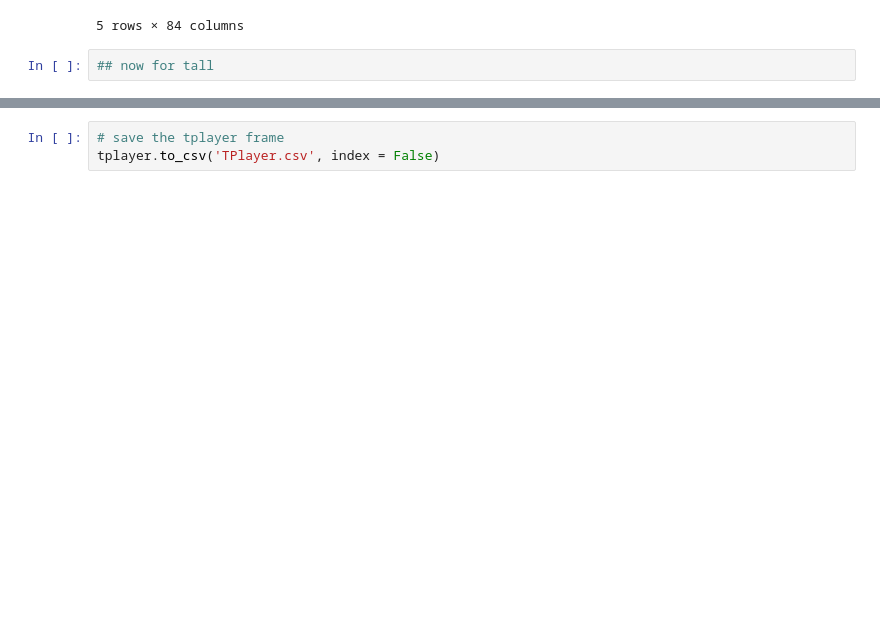
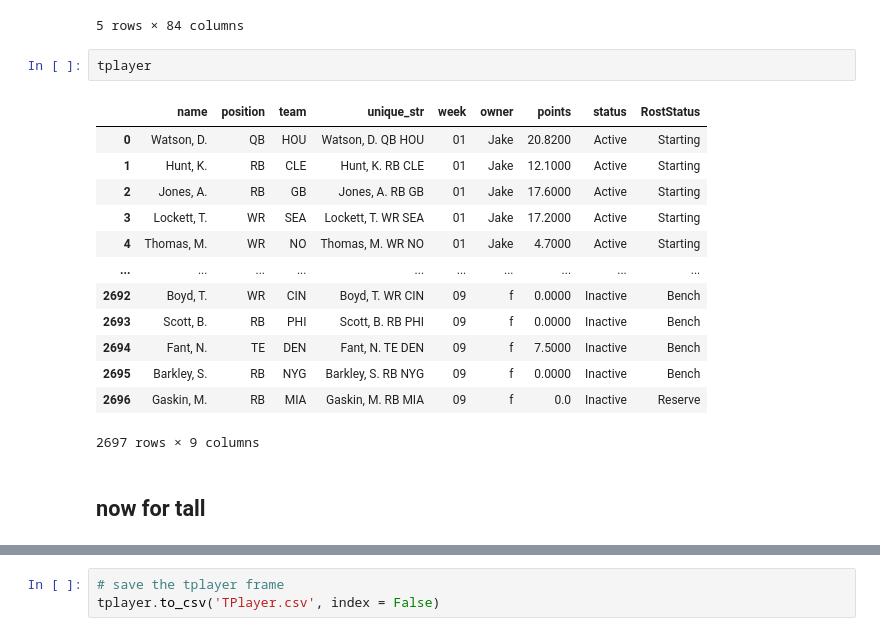
Before and after one commit to FFxML/CanadaBalls, a Jupyter notebook: BallWrangling.ipynb, the cells around one changed output, grey strips where cells are left out. Saved outputs shown, nothing was run; the diff lists cells and outputs as text; blank space fills up the shorter version.

```diff
--- a/BallWrangling.ipynb
+++ b/BallWrangling.ipynb
@@ -292,5 +284,21 @@ player.tail()
 | Dallas, D. RB SEA | Dallas, D. | RB | SEA | Nolan | FA | NaN | FA | FA | ... |
 | Hasty, J. RB SF | Hasty, J. | RB | SF | Sam | FA | NaN | FA | FA | ... |
 5 rows × 84 columns
-# %%
-## now for tall
+# %%
+tplayer
+# %% [output]
+|  | name | position | team | unique_str | week | owner | points | status | RostStatus |
+| 0 | Watson, D. | QB | HOU | Watson, D. QB HOU | 01 | Jake | 20.8200 | Active | Starting |
+| 1 | Hunt, K. | RB | CLE | Hunt, K. RB CLE | 01 | Jake | 12.1000 | Active | Starting |
+| 2 | Jones, A. | RB | GB | Jones, A. RB GB | 01 | Jake | 17.6000 | Active | Starting |
+| 3 | Lockett, T. | WR | SEA | Lockett, T. WR SEA | 01 | Jake | 17.2000 | Active | Starting |
+| 4 | Thomas, M. | WR | NO | Thomas, M. WR NO | 01 | Jake | 4.7000 | Active | Starting |
+| ... | ... | ... | ... | ... | ... | ... | ... | ... | ... |
+| 2692 | Boyd, T. | WR | CIN | Boyd, T. WR CIN | 09 | f | 0.0000 | Inactive | Bench |
+| 2693 | Scott, B. | RB | PHI | Scott, B. RB PHI | 09 | f | 0.0000 | Inactive | Bench |
+| 2694 | Fant, N. | TE | DEN | Fant, N. TE DEN | 09 | f | 7.5000 | Inactive | Bench |
+| 2695 | Barkley, S. | RB | NYG | Barkley, S. RB NYG | 09 | f | 0.0000 | Inactive | Bench |
+| 2696 | Gaskin, M. | RB | MIA | Gaskin, M. RB MIA | 09 | f | 0.0 | Inactive | Reserve |
+2697 rows × 9 columns
+# %% [markdown]
+## now for tall
```
Also changed, not shown: parts of 17 cells of this notebook, 1 other file.
